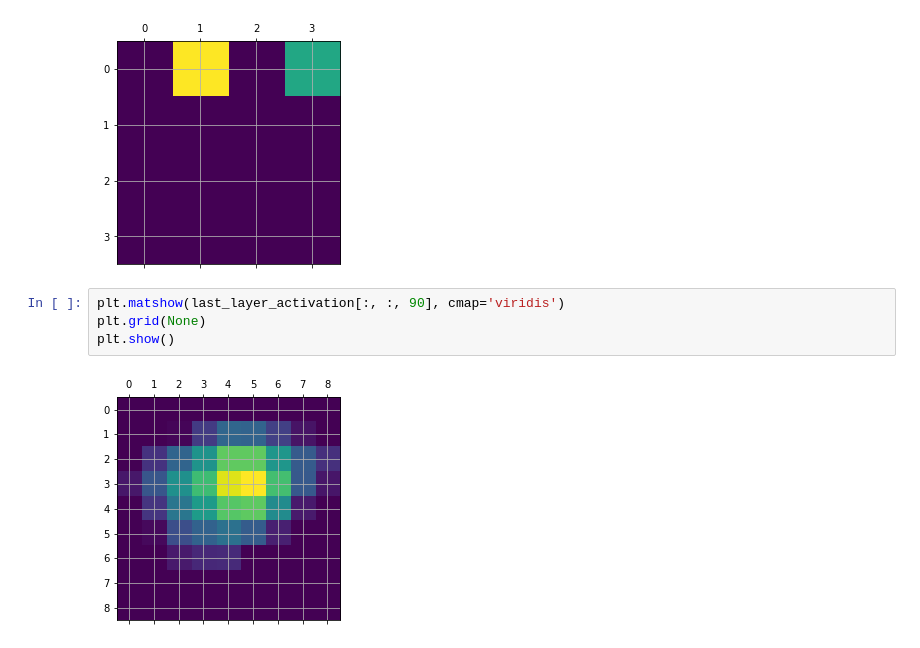
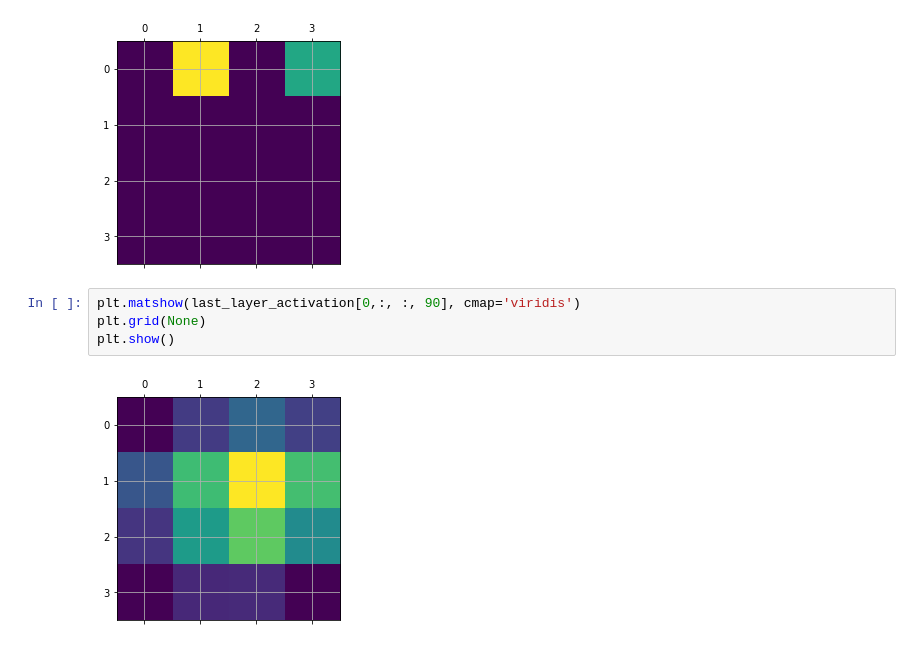
Before and after one commit to PianJF/Machine-Learning-, a Jupyter notebook: Assignment 3/Q4.ipynb, the cells around one changed output. Cells and saved outputs as stored; diff of their text form.

```diff
--- a/Assignment 3/Q4.ipynb
+++ b/Assignment 3/Q4.ipynb
@@ -164,8 +158,8 @@ plt.show()
 # %% [output]
 [figure]
 # %%
-plt.matshow(last_layer_activation[:, :, 90], cmap='viridis')
+plt.matshow(last_layer_activation[0,:, :, 90], cmap='viridis')
 plt.grid(None)
 plt.show()
 # %% [output]
-[figure, old version]
+[figure, new version]
```
Also changed, not shown: parts of 3 cells of this notebook.
